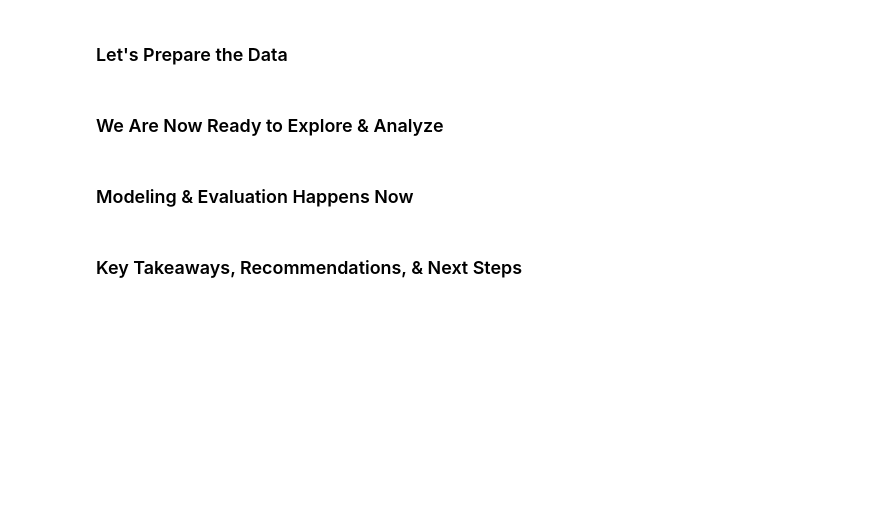
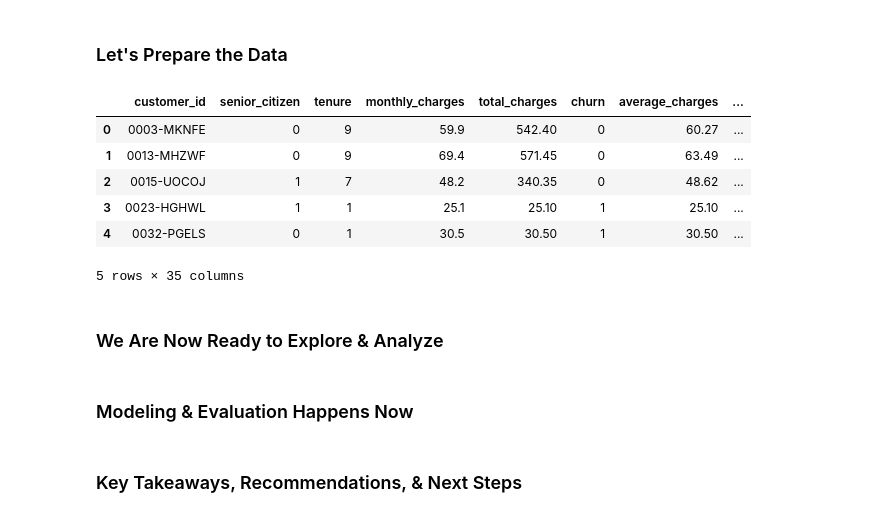
Before and after one commit to DBerchelmann/telco_classification_project, a Jupyter notebook: telco_classification_final-notebook.ipynb, the cells around one changed output. Cells and saved outputs as stored; diff of their text form; code cells hidden in the pictures; blank space fills up the shorter version.

```diff
--- a/telco_classification_final-notebook.ipynb
+++ b/telco_classification_final-notebook.ipynb
@@ -146,3 +149,14 @@ telco_stats
+# %%
+df = clean_telco(df)
+df.head()
+# %% [output]
+|  | customer_id | senior_citizen | tenure | monthly_charges | total_charges | churn | average_charges | ... |
+| 0 | 0003-MKNFE | 0 | 9 | 59.9 | 542.40 | 0 | 60.27 | ... |
+| 1 | 0013-MHZWF | 0 | 9 | 69.4 | 571.45 | 0 | 63.49 | ... |
+| 2 | 0015-UOCOJ | 1 | 7 | 48.2 | 340.35 | 0 | 48.62 | ... |
+| 3 | 0023-HGHWL | 1 | 1 | 25.1 | 25.10 | 1 | 25.10 | ... |
+| 4 | 0032-PGELS | 0 | 1 | 30.5 | 30.50 | 1 | 30.50 | ... |
+5 rows × 35 columns
 # %% [markdown]
 <h3>We Are Now Ready to Explore & Analyze</h3>
 # %% [markdown]
```
Also changed, not shown: parts of 4 cells of this notebook, 4 other files.
